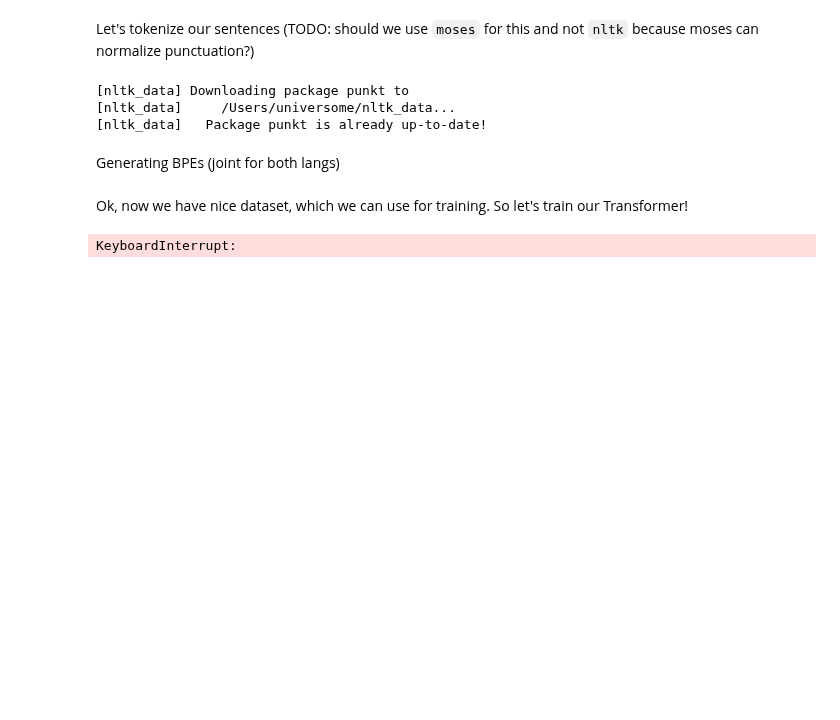
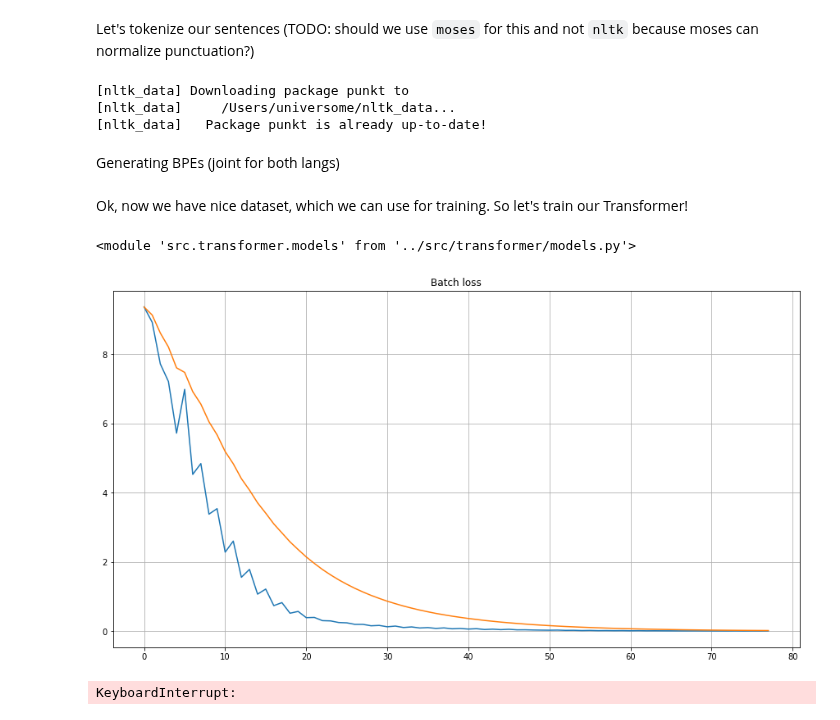
Before and after one commit to universome/text-style-transfer, a Jupyter notebook: notebooks/test-transformer.ipynb, the cells around one changed output. Drawn from its saved outputs; the diff is of its cells as text; code cells hidden in the pictures; blank space fills up the shorter version.

Commit message:
feat: transformer at least can overfeat

```diff
--- a/notebooks/test-transformer.ipynb
+++ b/notebooks/test-transformer.ipynb
@@ -98,70 +99,101 @@ vocab_trg = Vocab.from_file(os.path.join(DATA_PATH, 'vocab.de'))
+# %%
+from importlib import reload
+import src.utils.data_utils
+
+reload(src.utils.data_utils)
+reload(src.transformer.models)
+# %% [output]
+<module 'src.transformer.models' from '../src/transformer/models.py'>
 # %%
 import tqdm
 
 from src.transformer.models import Transformer
 
-max_len = 200
+max_len = 50
 
 model = Transformer(
     len(vocab_src),
     len(vocab_trg),
-    max_len)
+    max_len,
+    n_layers=4,
+    n_head=4,
+    d_word_vec=512,
+    d_model=512,
+    d_inner_hid=1024,
+    d_k=64,
+    d_v=64)
 # %%
+import numpy as np
+from IPython.display import clear_output
+import matplotlib.pyplot as plt
+from pandas import ewma
+%matplotlib inline
+
 import torch
 import torch.nn as nn
 from torch.optim import Adam
 from tqdm import tqdm
+tqdm.monitor_interval = 0
 
 from src.utils.data_utils import Batcher
 import src.transformer.constants as constants
 
 
 def get_performance(crit, pred, gold):
     loss = crit(pred, gold.contiguous().view(-1))
     pred = pred.max(1)[1]
 
     gold = gold.contiguous().view(-1)
     n_correct = pred.data.eq(gold.data)
     n_correct = n_correct.masked_select(gold.ne(constants.PAD).data).sum()
 
     return loss, n_correct
 
 
 def get_criterion(vocab_size):
     ''' With PAD token zero weight '''
     weight = torch.ones(vocab_size)
     weight[constants.PAD] = 0
 
-    return nn.CrossEntropyLoss(weight, size_average=False)
+    return nn.CrossEntropyLoss(weight)
 
 
 optimizer = Adam(model.get_trainable_parameters())
 criterion = get_criterion(len(vocab_trg))
-training_data = Batcher(train_src_idx, train_trg_idx, vocab_src.token2id, vocab_trg.token2id, batch_size=16)
+training_data = Batcher(train_src_idx[:8], train_trg_idx[:8], vocab_src.token2id, vocab_trg.token2id, batch_size=4)
 
 model.train()
-total_loss = 0
-for batch in tqdm(training_data, mininterval=2, desc='  - (Training)   ', leave=False):
-    # prepare data
-    src, tgt = batch
-    gold = tgt[0][:, 1:]
+loss_history = []
+num_iters_done = 0
 
-    # forward
-    optimizer.zero_grad()
-    pred = model(src, tgt)
+for i in range(50):
+    for batch in training_data:
+        # prepare data
+        src, tgt = batch
+        gold = tgt[:, 1:]
 
-    # backward
-    loss, n_correct = get_performance(criterion, pred, gold)
-    loss.backward()
+        # forward
+        optimizer.zero_grad()
+        pred = model(src, tgt)
 
-    # update parameters
-    optimizer.step()
-    #optimizer.update_learning_rate()
+        # backward
+        loss, n_correct = get_performance(criterion, pred, gold)
+        loss.backward()
 
-    # note keeping
-    n_words = gold.data.ne(constants.PAD).sum()
-    #n_total_words += n_words
-    #n_total_correct += n_correct
-    total_loss += loss.data[0]
+        # update parameters
+        optimizer.step()
+
+        loss_history += [loss.data[0]]
+        num_iters_done += 1
+
+        if num_iters_done % 2 == 0:
+            clear_output(True)
+            plt.figure(figsize=[15,8])
+            plt.title("Batch loss")
+            plt.plot(loss_history)
+            plt.plot(ewma(np.array(loss_history), span=20))
+            plt.grid()
+            plt.show()
 # %% [output]
+[figure, added]
 KeyboardInterrupt:
```
Also changed, not shown: parts of 6 cells of this notebook, 2 other files.
